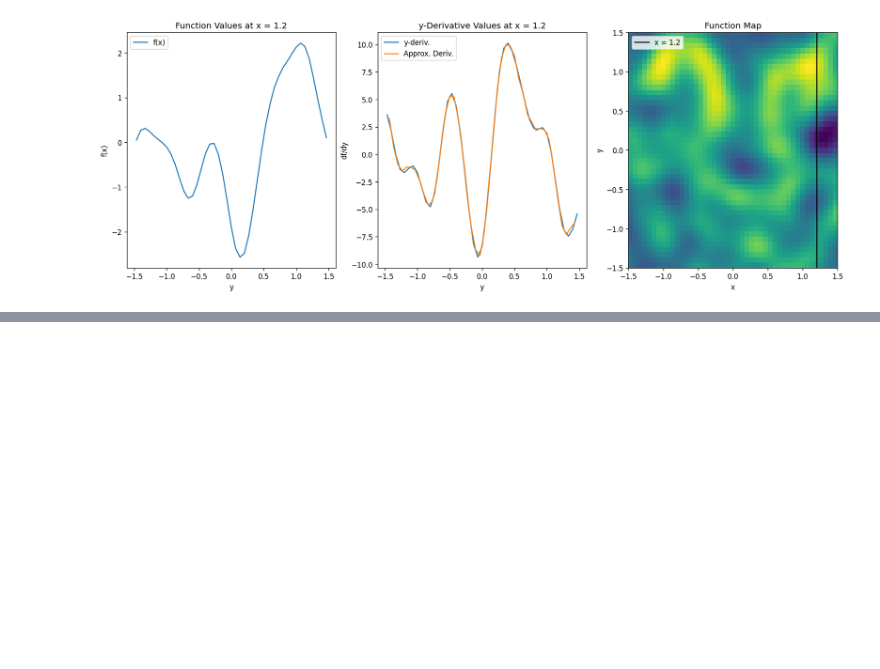
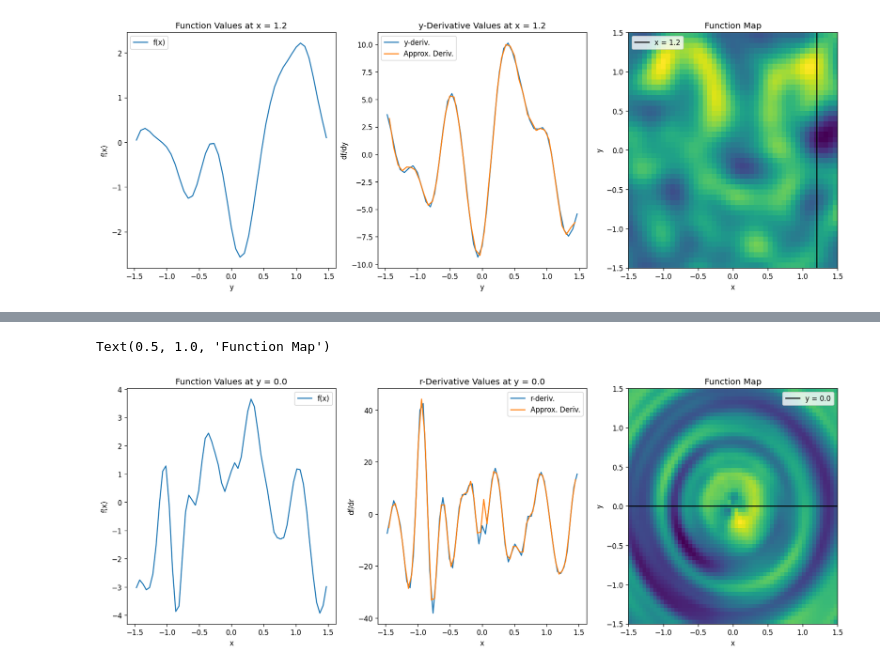
Before and after one commit to edwarddramirez/derivative-tinygp, a Jupyter notebook: notebooks/02_2d_deriv_gp.ipynb, the cells around one changed output, grey strips where cells are left out. Saved outputs shown, nothing was run; the diff lists cells and outputs as text; code cells hidden in the pictures; blank space fills up the shorter version.

```diff
--- a/notebooks/02_2d_deriv_gp.ipynb
+++ b/notebooks/02_2d_deriv_gp.ipynb
@@ -294,0 +586,54 @@ ax.legend()
+# %%
+# generate function values and derivatives on 1D horizontal slice to compare x-derivative with finite differences
+
+# specify horizontal slice
+ny = 29 # y index corresponding to y = 0
+xlist = x[ny,:,0]
+y_val = x[ny,:,1][0]
+
+# extract r-derivatives and reshape to grid
+fr = sample[Nxf:]
+fr_r = fr.reshape(Nx,Ny)
+
+# obtain function values and x-derivatives on slice
+flist = f_r[ny,:]
+frlist = fr_r[ny,:]
+
+# start plotting
+fig = plt.figure(figsize=(18, 6), dpi= 120)
+
+# plot function w.r.t. x
+ax = fig.add_subplot(131)
+ax.plot(xlist, flist, label='f(x)')
+ax.set_xlabel('x')
+ax.set_ylabel('f(x)')
+ax.legend()
+ax.set_title('Function Values at y = {}'.format(round(y_val, 2)))
+
+# plot r-derivative
+ax = fig.add_subplot(132)
+ax.plot(xlist, frlist, label='r-deriv.')
+
+# empirical derivative
+x_center = (xlist[1:] + xlist[:-1]) / 2
+dx = np.diff(xlist)
+df = np.diff(flist)
+approx_deriv = df / dx * np.sign(x_center) # sign used to account for the direction of r_hat
+
+ax.plot(x_center, approx_deriv, label='Approx. Deriv.')
+ax.set_xlabel('x')
+ax.set_ylabel('df/dr')
+ax.legend()
+ax.set_title('r-Derivative Values at y = {}'.format(round(y_val, 2)))
+
+# indicate horizontal slice in function map
+ax = fig.add_subplot(133)
+ax.pcolormesh(x1_plt, x2_plt, f_r, cmap='viridis')
+ax.axhline(y = y_val, ls = '-', c = 'k', label = 'y = {}'.format(round(y_val, 2)))
+ax.set_xlabel('x')
+ax.set_ylabel('y')
+ax.legend()
+ax.set_title('Function Map')
+# %% [output]
+Text(0.5, 1.0, 'Function Map')
+[figure, added]
```
Also changed, not shown: parts of 9 cells of this notebook.
